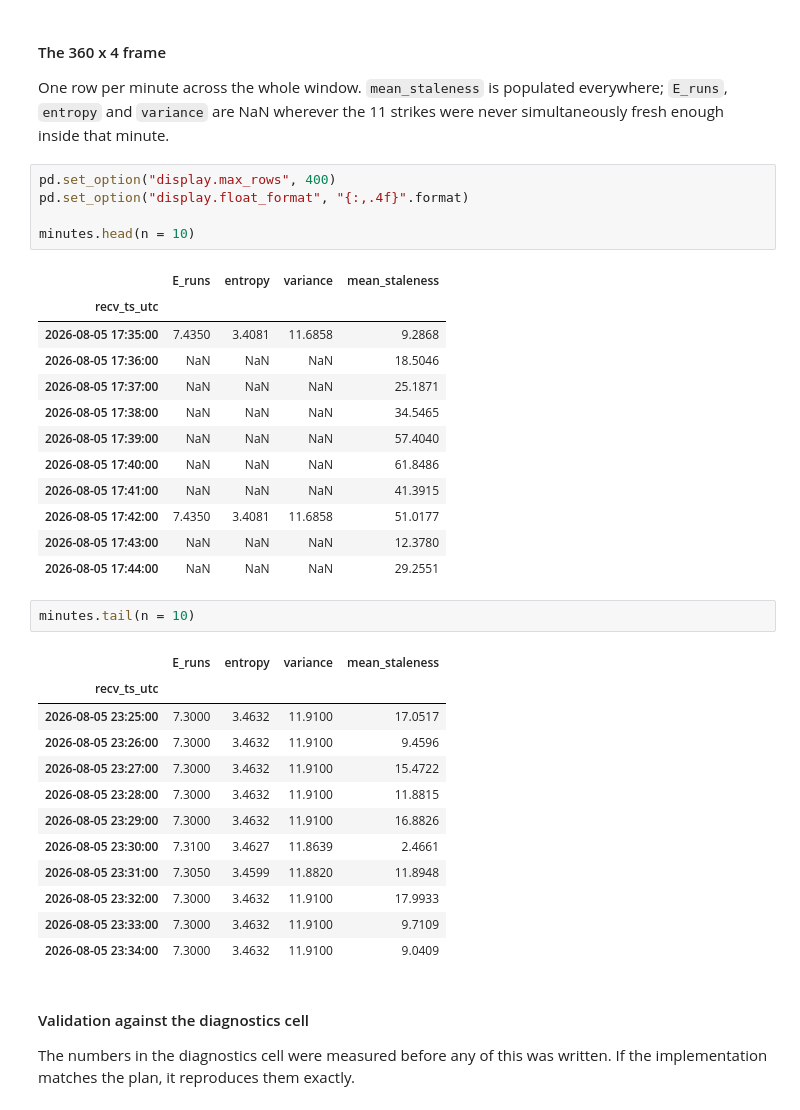
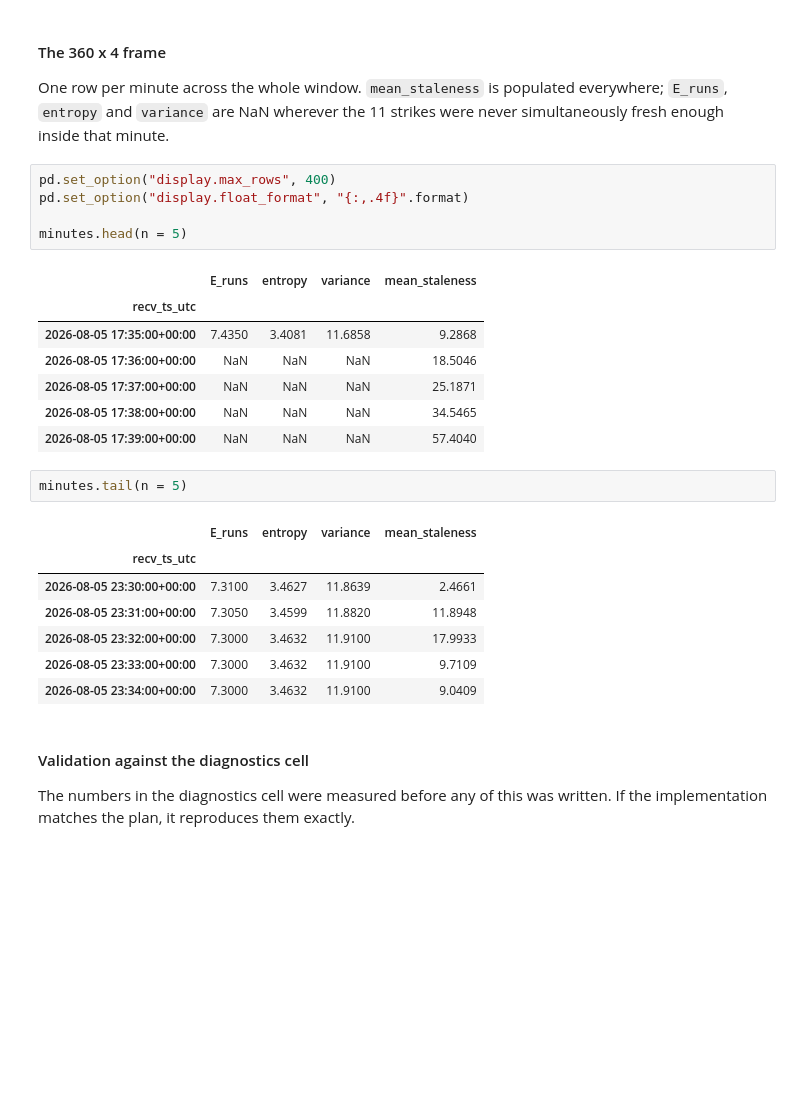
Before and after one commit to jzl4/prediction_market_project, a Jupyter notebook: q2_least_certain_num_of_runs.ipynb, the cells around one changed output. Saved outputs shown, nothing was run; the diff lists cells and outputs as text; blank space fills up the shorter version.

```diff
--- a/q2_least_certain_num_of_runs.ipynb
+++ b/q2_least_certain_num_of_runs.ipynb
@@ -688,35 +311,25 @@ simultaneously fresh enough inside that minute.
 pd.set_option("display.max_rows", 400)
 pd.set_option("display.float_format", "{:,.4f}".format)
 
-minutes.head(n = 10)
+minutes.head(n = 5)
 # %% [output]
 |  | E_runs | entropy | variance | mean_staleness |
 | recv_ts_utc |  |  |  |  |
-| 2026-08-05 17:35:00 | 7.4350 | 3.4081 | 11.6858 | 9.2868 |
-| 2026-08-05 17:36:00 | NaN | NaN | NaN | 18.5046 |
-| 2026-08-05 17:37:00 | NaN | NaN | NaN | 25.1871 |
-| 2026-08-05 17:38:00 | NaN | NaN | NaN | 34.5465 |
-| 2026-08-05 17:39:00 | NaN | NaN | NaN | 57.4040 |
-| 2026-08-05 17:40:00 | NaN | NaN | NaN | 61.8486 |
-| 2026-08-05 17:41:00 | NaN | NaN | NaN | 41.3915 |
-| 2026-08-05 17:42:00 | 7.4350 | 3.4081 | 11.6858 | 51.0177 |
-| 2026-08-05 17:43:00 | NaN | NaN | NaN | 12.3780 |
-| 2026-08-05 17:44:00 | NaN | NaN | NaN | 29.2551 |
+| 2026-08-05 17:35:00+00:00 | 7.4350 | 3.4081 | 11.6858 | 9.2868 |
+| 2026-08-05 17:36:00+00:00 | NaN | NaN | NaN | 18.5046 |
+| 2026-08-05 17:37:00+00:00 | NaN | NaN | NaN | 25.1871 |
+| 2026-08-05 17:38:00+00:00 | NaN | NaN | NaN | 34.5465 |
+| 2026-08-05 17:39:00+00:00 | NaN | NaN | NaN | 57.4040 |
 # %%
-minutes.tail(n = 10)
+minutes.tail(n = 5)
 # %% [output]
 |  | E_runs | entropy | variance | mean_staleness |
 | recv_ts_utc |  |  |  |  |
-| 2026-08-05 23:25:00 | 7.3000 | 3.4632 | 11.9100 | 17.0517 |
-| 2026-08-05 23:26:00 | 7.3000 | 3.4632 | 11.9100 | 9.4596 |
-| 2026-08-05 23:27:00 | 7.3000 | 3.4632 | 11.9100 | 15.4722 |
-| 2026-08-05 23:28:00 | 7.3000 | 3.4632 | 11.9100 | 11.8815 |
-| 2026-08-05 23:29:00 | 7.3000 | 3.4632 | 11.9100 | 16.8826 |
-| 2026-08-05 23:30:00 | 7.3100 | 3.4627 | 11.8639 | 2.4661 |
-| 2026-08-05 23:31:00 | 7.3050 | 3.4599 | 11.8820 | 11.8948 |
-| 2026-08-05 23:32:00 | 7.3000 | 3.4632 | 11.9100 | 17.9933 |
-| 2026-08-05 23:33:00 | 7.3000 | 3.4632 | 11.9100 | 9.7109 |
-| 2026-08-05 23:34:00 | 7.3000 | 3.4632 | 11.9100 | 9.0409 |
+| 2026-08-05 23:30:00+00:00 | 7.3100 | 3.4627 | 11.8639 | 2.4661 |
+| 2026-08-05 23:31:00+00:00 | 7.3050 | 3.4599 | 11.8820 | 11.8948 |
+| 2026-08-05 23:32:00+00:00 | 7.3000 | 3.4632 | 11.9100 | 17.9933 |
+| 2026-08-05 23:33:00+00:00 | 7.3000 | 3.4632 | 11.9100 | 9.7109 |
+| 2026-08-05 23:34:00+00:00 | 7.3000 | 3.4632 | 11.9100 | 9.0409 |
 # %% [markdown]
 #### Validation against the diagnostics cell
 
```
Also changed, not shown: parts of 5 cells of this notebook.
